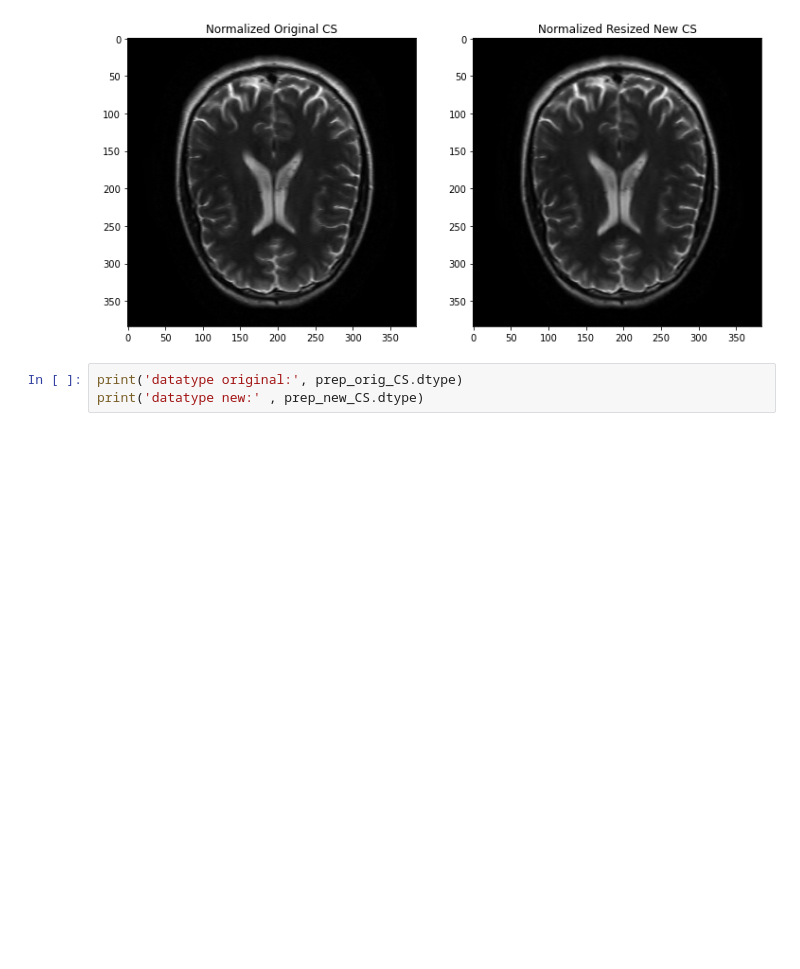
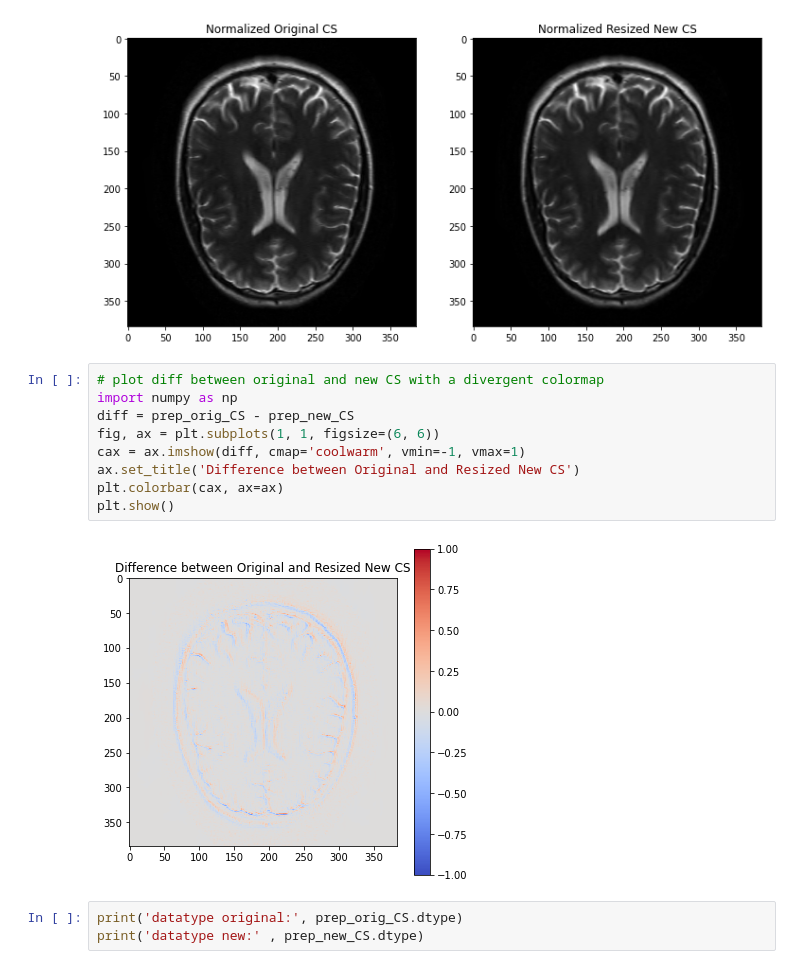
Before and after one commit to AlexSlock/fastMRI-hybrid-modelling, a Jupyter notebook: CSUNet/PreprocessingCode/preprocessing_tests.ipynb, the cells around one changed output. Drawn from its saved outputs; the diff is of its cells as text; blank space fills up the shorter version.

```diff
--- a/CSUNet/PreprocessingCode/preprocessing_tests.ipynb
+++ b/CSUNet/PreprocessingCode/preprocessing_tests.ipynb
@@ -860,6 +876,17 @@ plt.show()
 # %% [output]
 target crop_size: (384, 384)
 [figure]
+# %%
+# plot diff between original and new CS with a divergent colormap
+import numpy as np
+diff = prep_orig_CS - prep_new_CS
+fig, ax = plt.subplots(1, 1, figsize=(6, 6))
+cax = ax.imshow(diff, cmap='coolwarm', vmin=-1, vmax=1)
+ax.set_title('Difference between Original and Resized New CS')
+plt.colorbar(cax, ax=ax)
+plt.show()
+# %% [output]
+[figure, added]
 # %%
 print('datatype original:', prep_orig_CS.dtype)
 print('datatype new:' , prep_new_CS.dtype)
```
Also changed, not shown: parts of 57 cells of this notebook, 18 other files.
